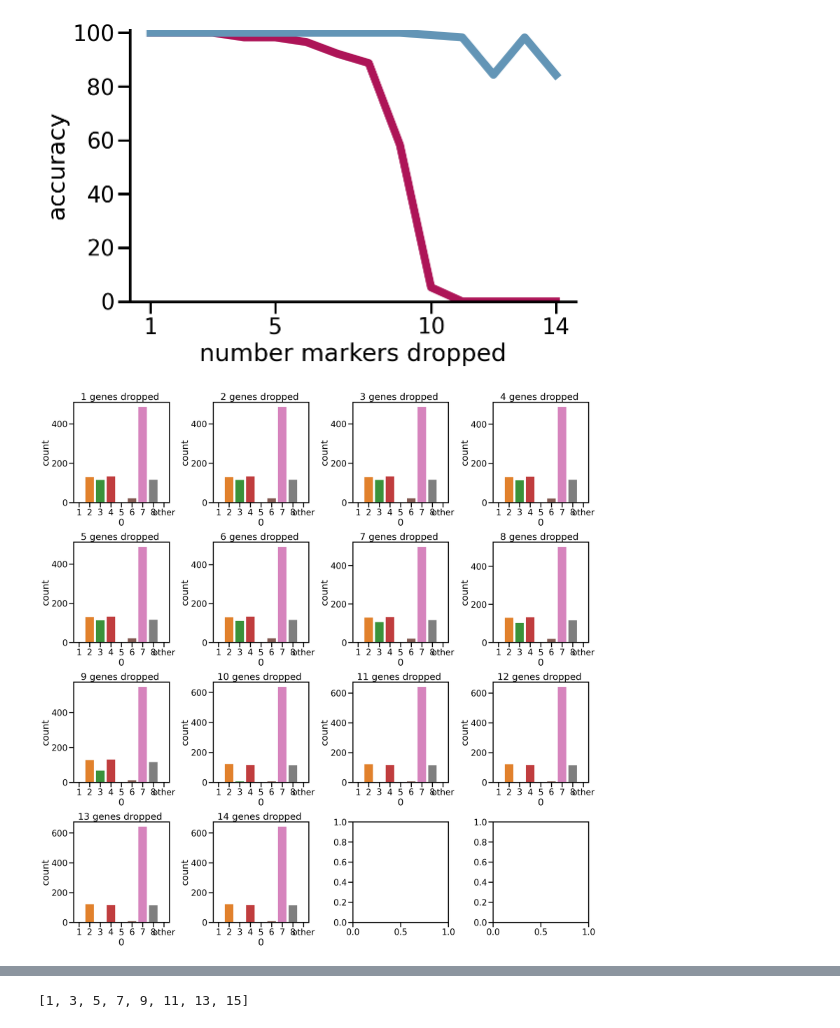
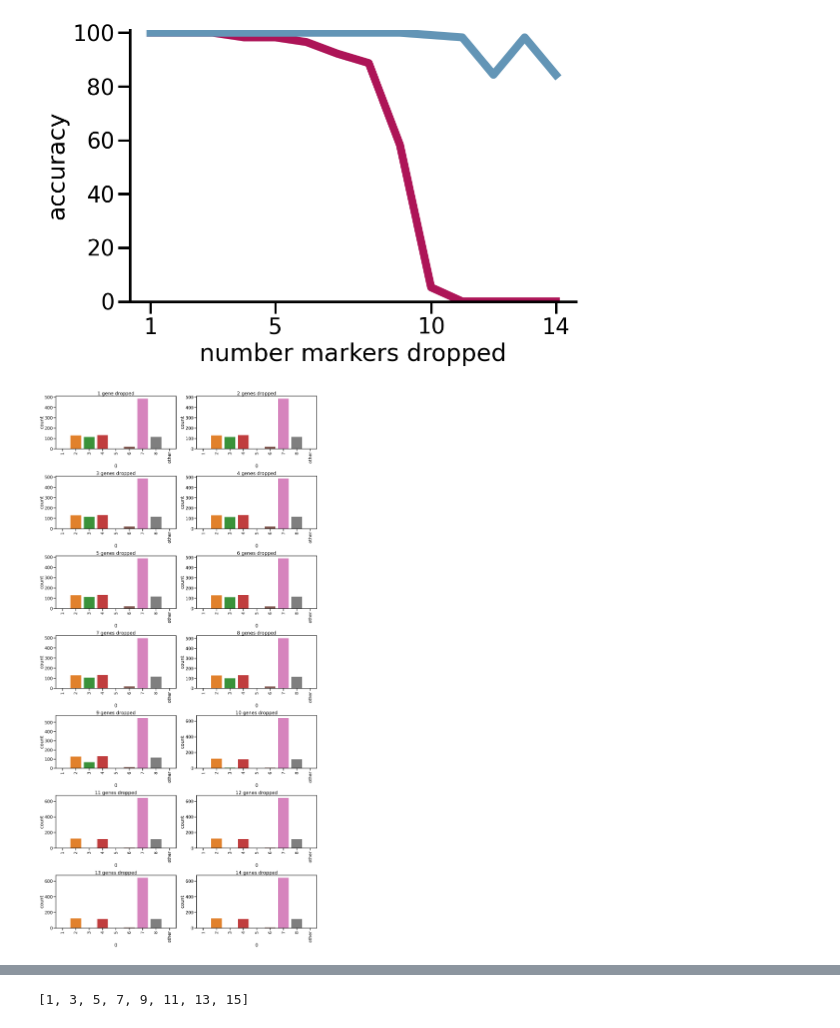
Before and after one commit to pachterlab/BGP_2024, a Jupyter notebook: notebooks/clean_analysis_other.ipynb, the cells around one changed output, grey strips where cells are left out. Cells and saved outputs as stored; diff of their text form; code cells hidden in the pictures.

Commit message:
update other figure

```diff
--- a/notebooks/clean_analysis_other.ipynb
+++ b/notebooks/clean_analysis_other.ipynb
@@ -87,23 +85,27 @@ sns.despine()
 # %%
 method = 'ca'
 
 
-fig, ax = plt.subplots(4,4, figsize = (20, 20), constrained_layout=True)
+fig, ax = plt.subplots(7,2, figsize = (20, 40), constrained_layout=True)
 for i, axis in zip(range(1, 15), ax.flatten()):
     if method == 'ca':
         df = pd.DataFrame(assignments_ca[i], ground_truth)
     #df_ca = df_ca[df_ca.index == 'group1']
     elif method == 'mx':
         df = pd.DataFrame(assignments_mx[i], ground_truth)
     order = [f'group{i+1}' for i in range(int(no_celltypes))]
     order.append('other')
     sns.countplot(df[0], order = order, ax= axis)
-    axis.set_title(f'{i} genes dropped ')
+    if i == 1:
+        axis.set_title(f'{i} gene dropped')
+    else:
+        axis.set_title(f'{i} genes dropped')
+
     labels = [f'{i+1}' for i in range(int(no_celltypes))]
     labels.append('other')
-    axis.set_xticklabels(labels)
+    axis.set_xticklabels(labels, rotation = 90)
 # %% [output]
-[figure, old version]
+[figure, new version]
 # %%
 method = 'mx'
 
```
Also changed, not shown: parts of 2 cells of this notebook.
